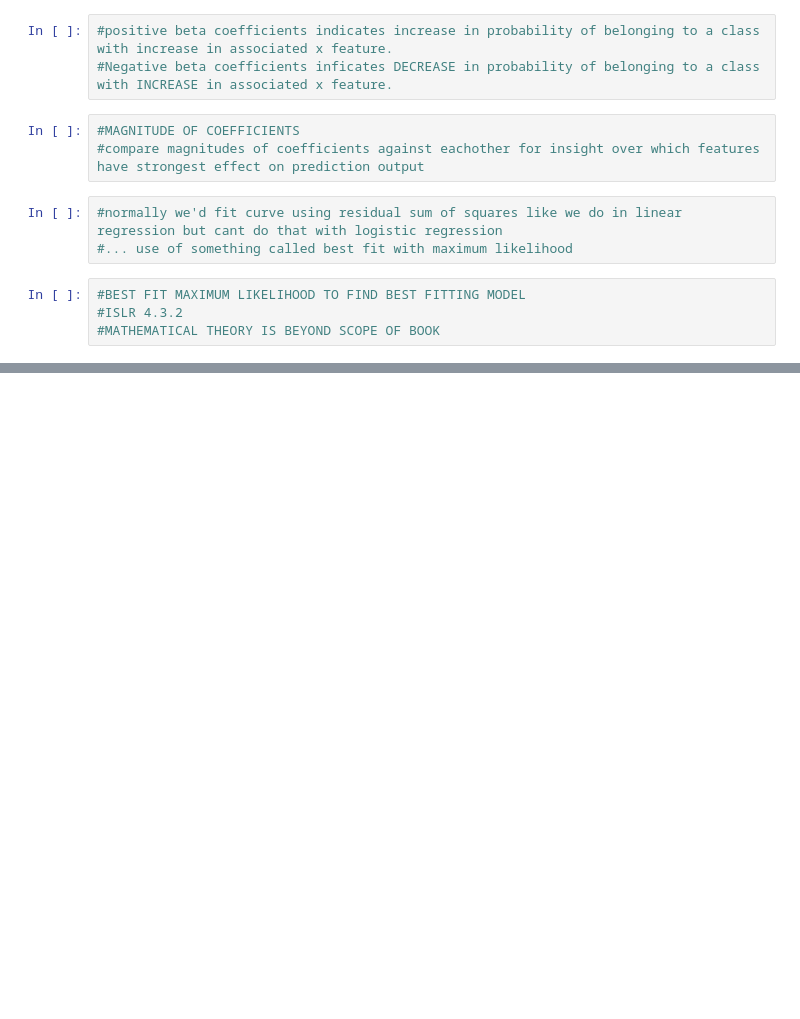
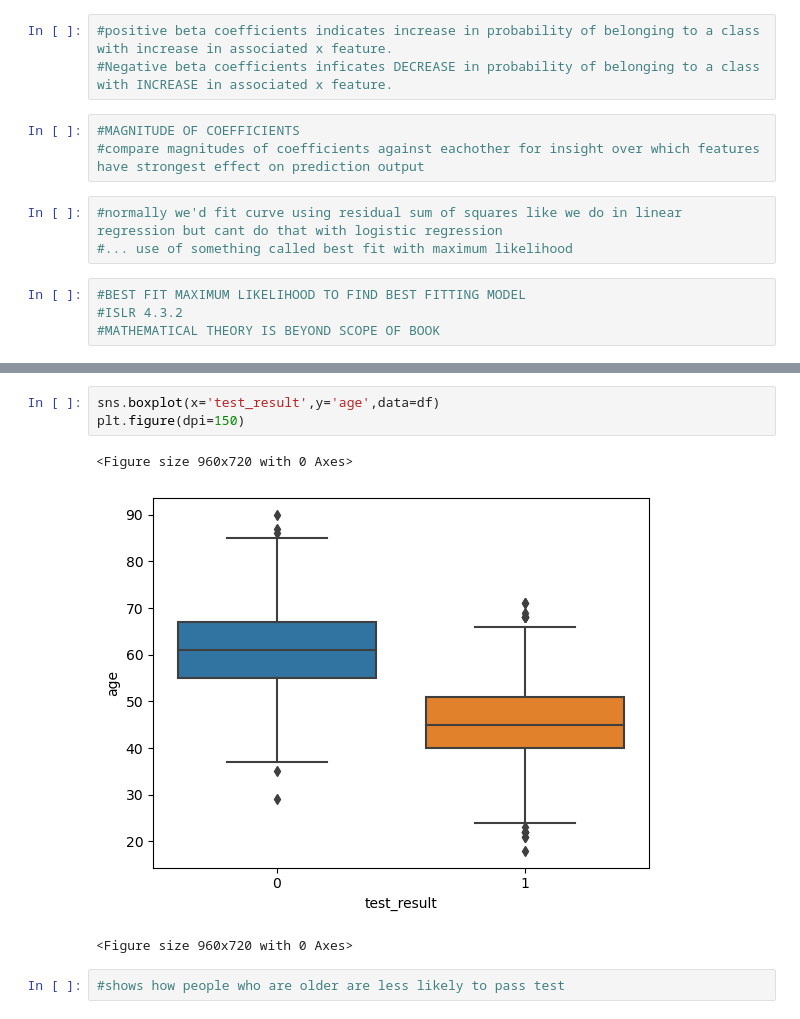
Before and after one commit to NadeemDin/ML-Logistic-Regression, a Jupyter notebook: Logistic Regression Notes.ipynb, the cells around one changed output, grey strips where cells are left out. Cells and saved outputs as stored; diff of their text form; blank space fills up the shorter version.

```diff
--- a/Logistic Regression Notes.ipynb
+++ b/Logistic Regression Notes.ipynb
@@ -76,0 +112,9 @@ df = pd.read_csv()
+# %%
+sns.boxplot(x='test_result',y='age',data=df)
+plt.figure(dpi=150)
+# %% [output]
+<Figure size 960x720 with 0 Axes>
+[figure, added]
+<Figure size 960x720 with 0 Axes>
+# %%
+#shows how people who are older are less likely to pass test
```
Also changed, not shown: parts of 40 cells of this notebook.
